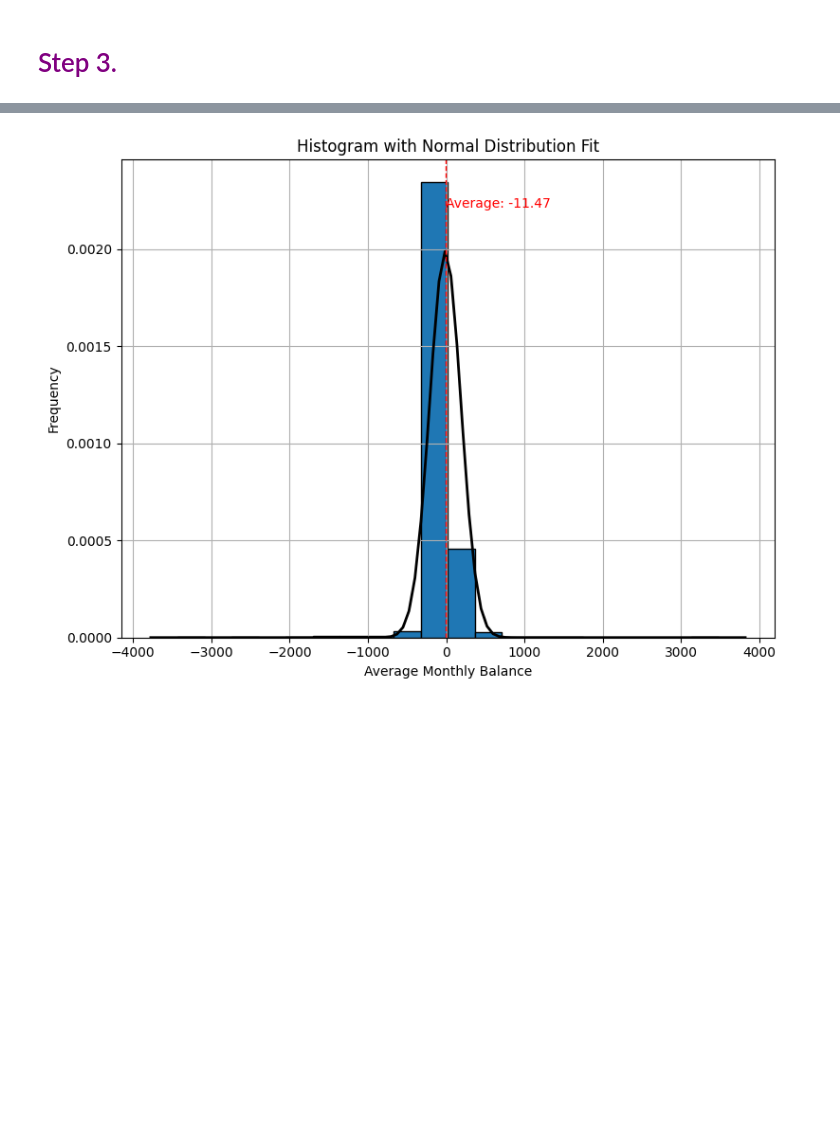
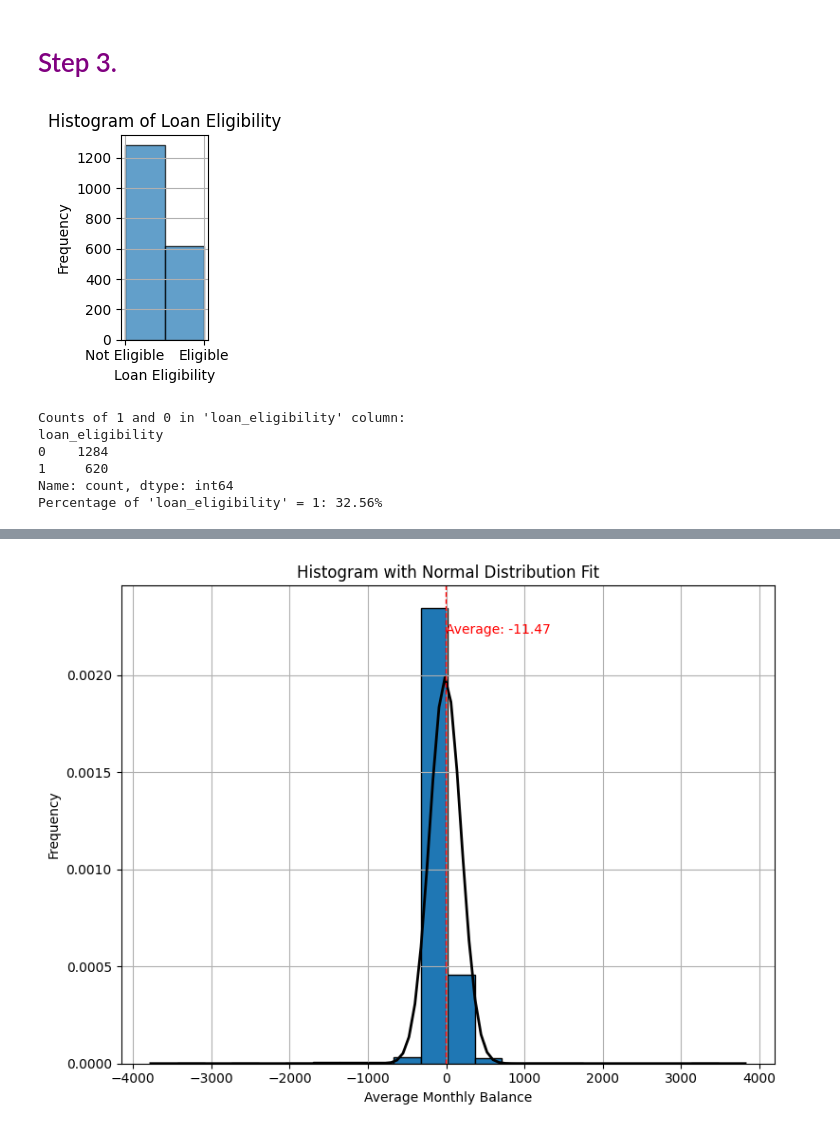
Before and after one commit to iej2106/DS-Side-projects, a Jupyter notebook: loan-eligibility-classification.ipynb, the cells around one changed output, grey strips where cells are left out. Cells and saved outputs as stored; diff of their text form; code cells hidden in the pictures; blank space fills up the shorter version.

Commit message:
fixing my target variable and merging data

```diff
--- a/loan-eligibility-classification.ipynb
+++ b/loan-eligibility-classification.ipynb
@@ -80,0 +43,8 @@ plt.show()
+# %%
+selected_columns = transactions.loc[:, ['account_id', 'f0_', 'date']] #remove other columns
+# Step 2: Create a new dataframe with the selected columns
+
+cleaned_data = selected_columns.copy()
+cleaned_data['date'] = pd.to_datetime(cleaned_data['date']) #Convert the 'date' column to datetime
+
+cleaned_data
@@ -247,0 +147,11 @@ feature_columns = ['account_age_months', # 1. Age of account
+# %%
+#Merge data with Advances:
+merged_data = pd.merge(new_data, advances, on='account_id', how='inner')
+merged_data = merged_data.drop(columns=['state'])
+merged_data['loan_eligibility'] = 0 # add label for testing
+merged_data['due_date'] = pd.to_datetime(merged_data['due_date']) #Convert the 'due_date' column to datetime
+merged_data['repaid_on'] = pd.to_datetime(merged_data['repaid_on']) #Convert the 'repaid_on' column to datetime
+
+# Update 'approved_for_load' column based on condition
+merged_data.loc[merged_data['repaid_on'] > merged_data['due_date'], 'loan_eligibility'] = 1
+merged_data
@@ -248,2 +172,32 @@ feature_columns = ['account_age_months', # 1. Age of account
 # %% [markdown]
 # <font color='purple'>Step 3.</font>
+# %%
+# Plot histogram
+plt.figure(figsize=(2, 3))
+plt.hist(merged_data['loan_eligibility'], bins=[0, 0.5, 1], edgecolor='black', alpha=0.7)
+plt.xlabel('Loan Eligibility')
+plt.ylabel('Frequency')
+plt.title('Histogram of Loan Eligibility')
+plt.xticks([0, 1], ['Not Eligible', 'Eligible'])
+plt.grid(True)
+plt.tight_layout()
+plt.show()
+count_approved = merged_data['loan_eligibility'].value_counts()
+
+# Print the counts
+print("Counts of 1 and 0 in 'loan_eligibility' column:")
+print(count_approved)
+
+# Calculate percentage of loan_eligibility = 1
+percentage_approved = (count_approved[1] / len(merged_data)) * 100
+
+# Print the percentage
+print(f"Percentage of 'loan_eligibility' = 1: {percentage_approved:.2f}%")
+# %% [output]
+[figure, added]
+Counts of 1 and 0 in 'loan_eligibility' column:
+loan_eligibility
+0    1284
+1     620
+Name: count, dtype: int64
+Percentage of 'loan_eligibility' = 1: 32.56%
```
Also changed, not shown: parts of 27 cells of this notebook.
